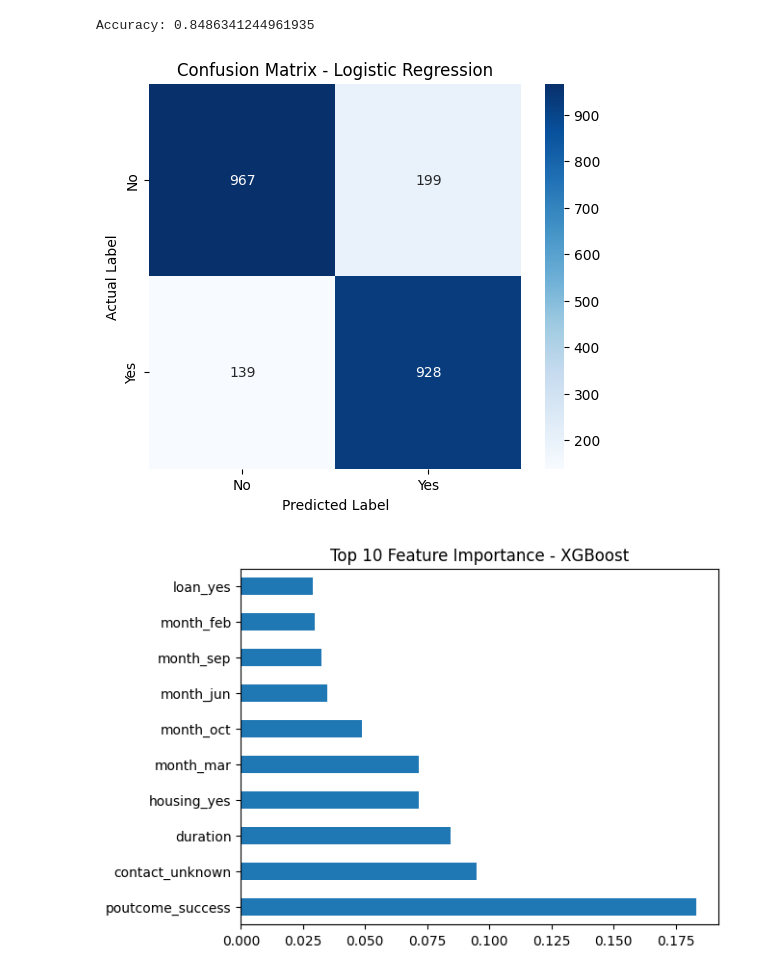
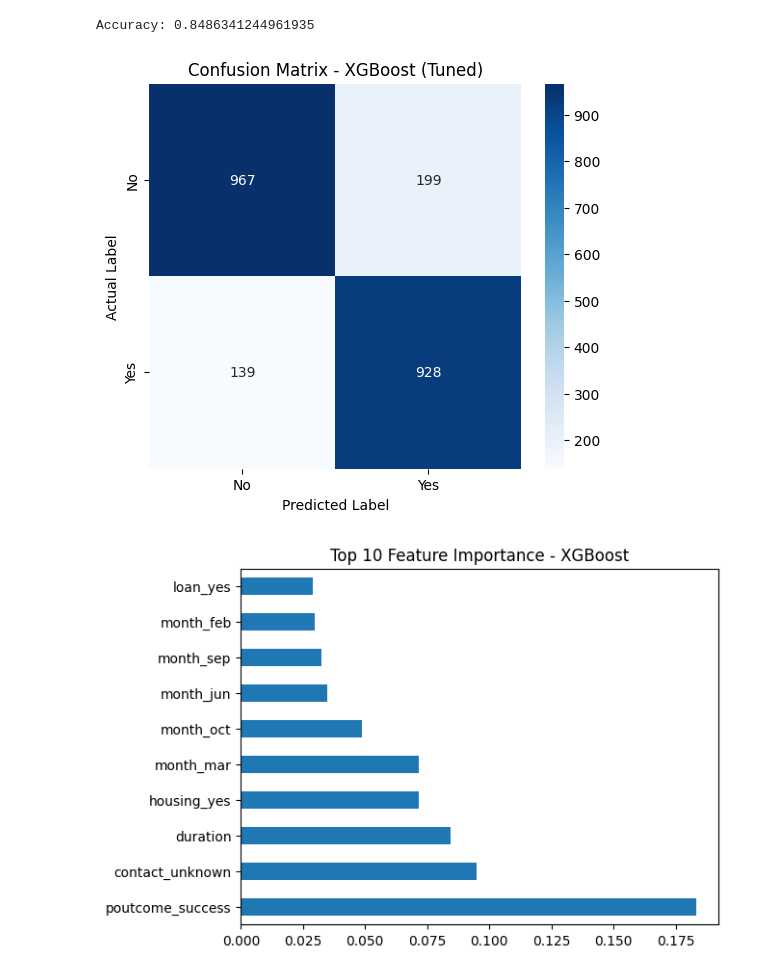
Before and after one commit to cenna-alias/test, a Jupyter notebook: Logistic_Regression_vs_XGBoost_Bank_Marketing.ipynb, the cells around one changed output. Cells and saved outputs as stored; diff of their text form; code cells hidden in the pictures.

```diff
--- a/Logistic_Regression_vs_XGBoost_Bank_Marketing.ipynb
+++ b/Logistic_Regression_vs_XGBoost_Bank_Marketing.ipynb
@@ -737,22 +737,22 @@ Accuracy: 0.8486341244961935
 # %%
 
 cm = confusion_matrix(y_test, pred_xgb)
 plt.figure(figsize=(6,5))
 
 sns.heatmap(cm,
             annot=True,
             fmt='d',
             cmap='Blues',
             xticklabels=['No', 'Yes'],
             yticklabels=['No', 'Yes'])
 
-plt.title("Confusion Matrix - Logistic Regression")
+plt.title("Confusion Matrix - XGBoost (Tuned)")
 plt.xlabel("Predicted Label")
 plt.ylabel("Actual Label")
 
 plt.show()
 # %% [output]
-[figure, old version]
+[figure, new version]
 # %%
 imp=pd.Series(xgb_best.feature_importances_,index=X.columns).sort_values(ascending=False).head(10)
 imp.plot(kind='barh')
```
